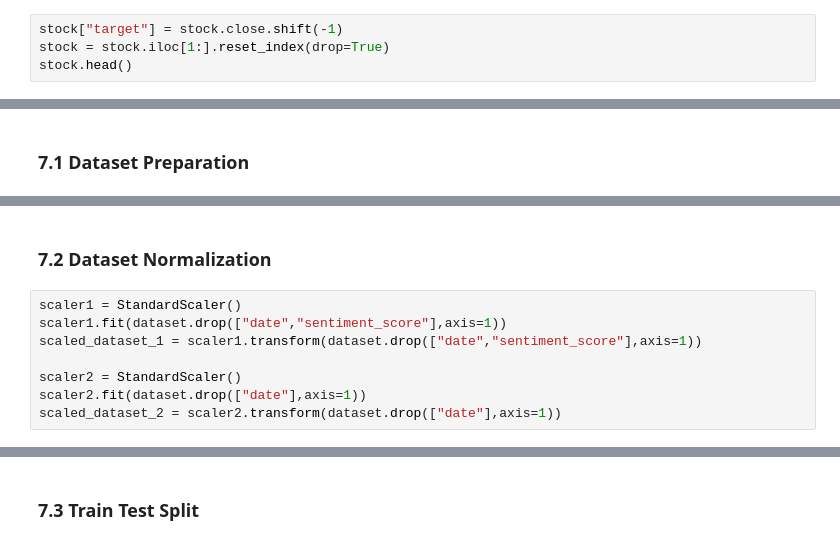
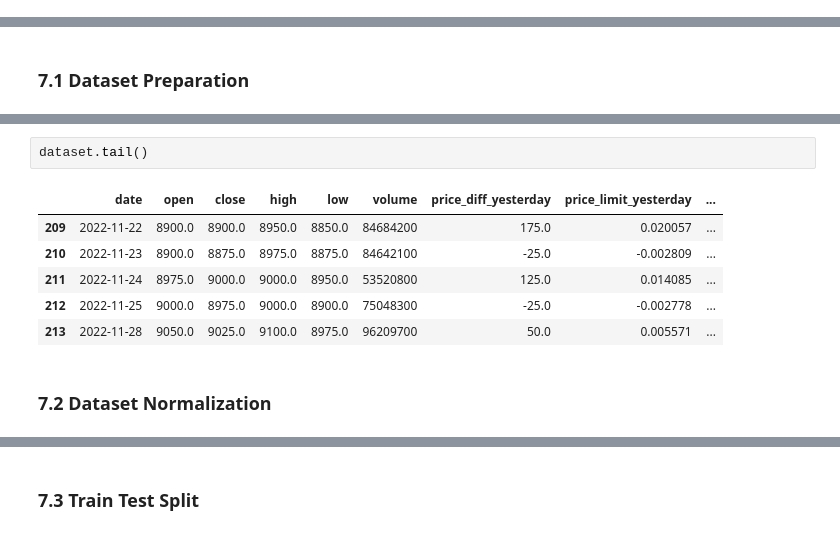
Before and after one commit to isaidhs/Data-Analytics-Notebook, a Jupyter notebook: bbca-stocks-forecasting-using-sentiment-analysis.ipynb, the cells around one changed output, grey strips where cells are left out. Saved outputs shown, nothing was run; the diff lists cells and outputs as text.

```diff
--- a/bbca-stocks-forecasting-using-sentiment-analysis.ipynb
+++ b/bbca-stocks-forecasting-using-sentiment-analysis.ipynb
@@ -122,4 +127,0 @@ stock = stock[technical_columns]
-# %%
-stock["target"] = stock.close.shift(-1)
-stock = stock.iloc[1:].reset_index(drop=True)
-stock.head()
@@ -282,13 +291,14 @@ dataset.head()
 | 2 | 2021-12-06 | 7450.0 | 7350.0 | 7475.0 | 7350.0 | 56944100 | -25.0 | -0.003390 | ... |
 | 3 | 2021-12-07 | 7450.0 | 7350.0 | 7475.0 | 7350.0 | 51258200 | 0.0 | 0.000000 | ... |
 | 4 | 2021-12-08 | 7450.0 | 7425.0 | 7475.0 | 7400.0 | 74775000 | 75.0 | 0.010204 | ... |
+# %%
+dataset.tail()
+# %% [output]
+|  | date | open | close | high | low | volume | price_diff_yesterday | price_limit_yesterday | ... |
+| 209 | 2022-11-22 | 8900.0 | 8900.0 | 8950.0 | 8850.0 | 84684200 | 175.0 | 0.020057 | ... |
+| 210 | 2022-11-23 | 8900.0 | 8875.0 | 8975.0 | 8875.0 | 84642100 | -25.0 | -0.002809 | ... |
+| 211 | 2022-11-24 | 8975.0 | 9000.0 | 9000.0 | 8950.0 | 53520800 | 125.0 | 0.014085 | ... |
+| 212 | 2022-11-25 | 9000.0 | 8975.0 | 9000.0 | 8900.0 | 75048300 | -25.0 | -0.002778 | ... |
+| 213 | 2022-11-28 | 9050.0 | 9025.0 | 9100.0 | 8975.0 | 96209700 | 50.0 | 0.005571 | ... |
 # %% [markdown]
 ### 7.2 Dataset Normalization
-# %%
-scaler1 = StandardScaler()
-scaler1.fit(dataset.drop(["date","sentiment_score"],axis=1))
-scaled_dataset_1 = scaler1.transform(dataset.drop(["date","sentiment_score"],axis=1))
-
-scaler2 = StandardScaler()
-scaler2.fit(dataset.drop(["date"],axis=1))
-scaled_dataset_2 = scaler2.transform(dataset.drop(["date"],axis=1))
```
Also changed, not shown: parts of 40 cells of this notebook.
